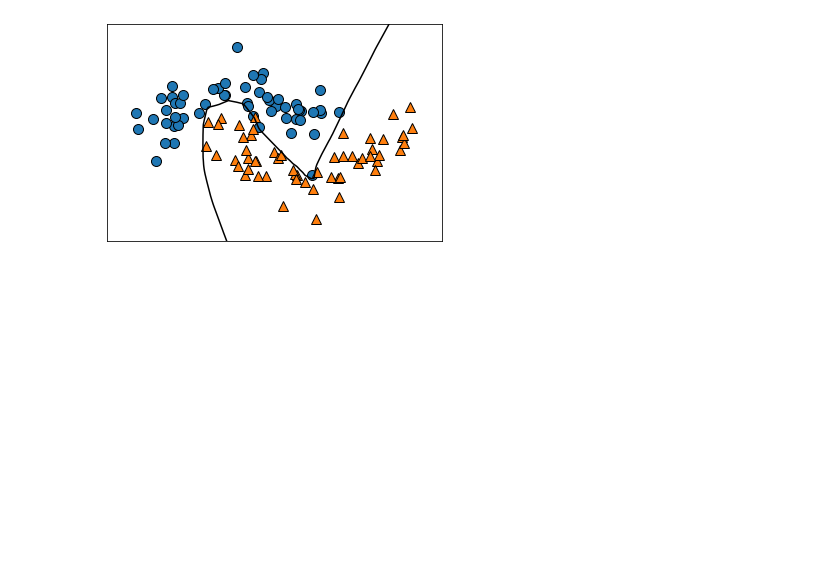
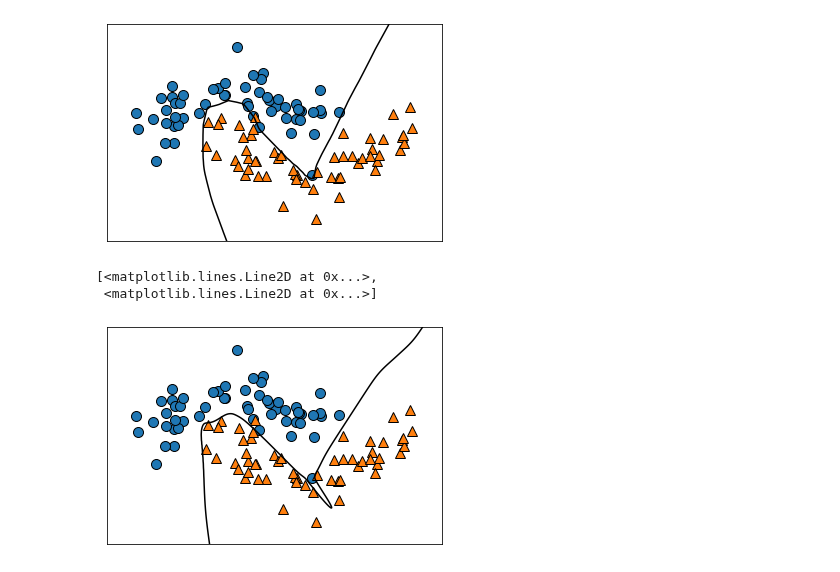
Before and after one commit to waldbear4/Python_2021, a Jupyter notebook: 20210622 Neural MLPClassifier, hidden_layer_sizes, max_iter.ipynb, the cells around one changed output. Drawn from its saved outputs; the diff is of its cells as text; code cells hidden in the pictures; blank space fills up the shorter version.

```diff
--- a/20210622 Neural MLPClassifier, hidden_layer_sizes, max_iter.ipynb
+++ b/20210622 Neural MLPClassifier, hidden_layer_sizes, max_iter.ipynb
@@ -217,0 +221,9 @@ mglearn.discrete_scatter(X_train[:, 0], X_train[:, 1], y_train)
+# %%
+mlp = MLPClassifier(solver='lbfgs', random_state=0, activation='tanh', hidden_layer_sizes =[10, 10])
+mlp.fit(X_train, y_train)
+mglearn.plots.plot_2d_separator(mlp, X_train)
+mglearn.discrete_scatter(X_train[:, 0], X_train[:, 1], y_train)
+# %% [output]
+[<matplotlib.lines.Line2D at 0x...>,
+ <matplotlib.lines.Line2D at 0x...>]
+[figure, added]
```
Also changed, not shown: parts of 5 cells of this notebook.
